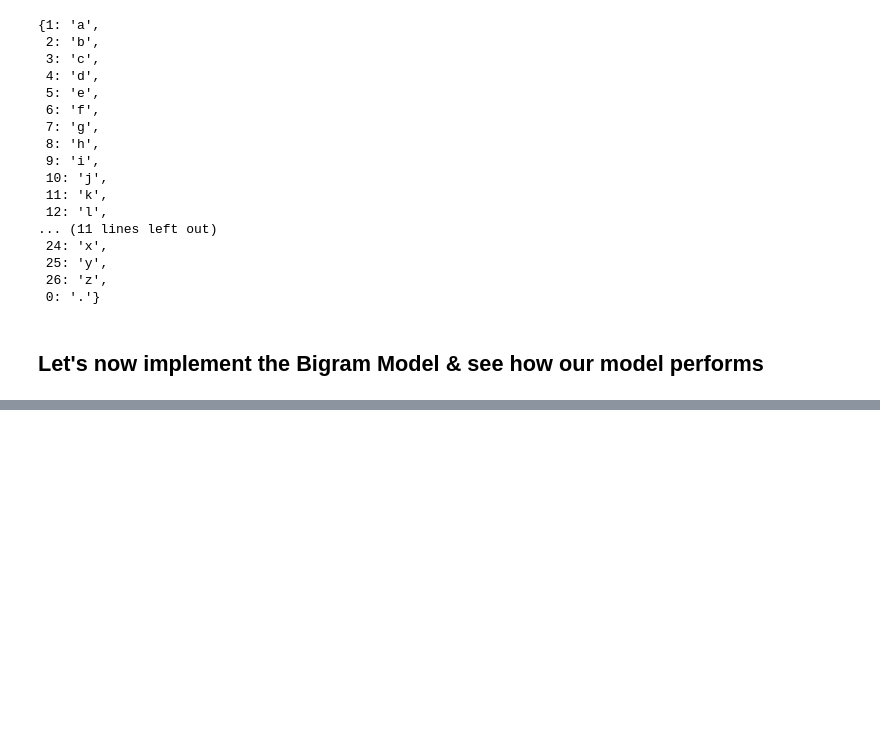
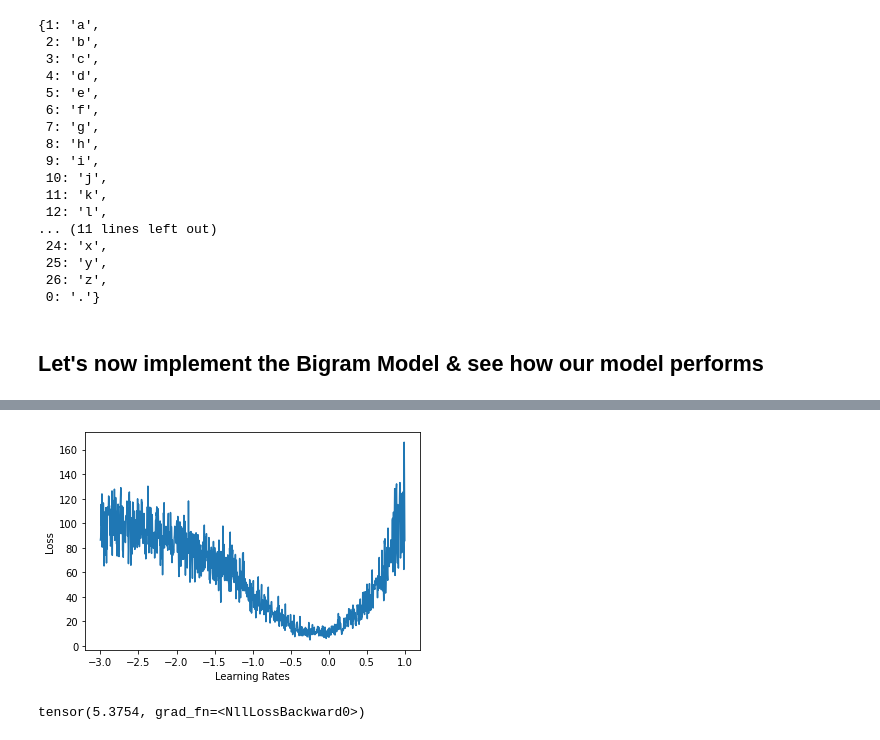
Before and after one commit to anwang427/zero-to-hero-code-implementations, a Jupyter notebook: lecture 2/exercise_two.ipynb, the cells around one changed output, grey strips where cells are left out. Saved outputs shown, nothing was run; the diff lists cells and outputs as text; code cells hidden in the pictures; blank space fills up the shorter version.

Commit message:
Dynamic learning rate adjustments

```diff
--- a/lecture 2/exercise_two.ipynb
+++ b/lecture 2/exercise_two.ipynb
@@ -155,0 +58,22 @@ Accuracy: 0.2273
+# %%
+## SET UP MODEL PARAMETERS
+
+import torch.nn.functional as F
+
+# set up the model drivers
+g = torch.Generator().manual_seed(2147483647)
+emb_lookup = torch.randn((27, 2), generator=g) # also written as 'C'
+W1 = torch.randn((2, 100), generator=g)
+b1 = torch.randn(100, generator=g)
+W2 = torch.randn((100, 27), generator=g) # ending back up with 27 possible outputs / chars
+b2 = torch.randn(27, generator=g)
+
+# put all of the parameters in one array for neatness -- you can sum all these to get total param count
+parameters = [emb_lookup, W1, b1, W2, b2]
+for p in parameters:
+    p.requires_grad = True
+# %%
+# Use this to try out different learning rates
+lre = torch.linspace(-3, 1, 1000) # creates a tensor of 1000 linearly spaced points between 10^-3 and 10^1. Represents learning rate in exponents in log scale (base 10)
+lrs = 10**lre # transforms into decimal form (ie instead of 10^-3, you have 0.01)
+lrs
@@ -155,0 +163,43 @@ Accuracy: 0.2273
+# %%
+# PLOT LEARNING RATES TO LOSS RELATIONSHIP
+# we can see that the lowest loss is quite close to 10^-0.25, or 0.56
+
+import matplotlib.pyplot as plt
+
+plt.plot(learning_rates, loss_values)
+plt.xlabel("Learning Rates (exp)")
+plt.ylabel("Loss")
+plt.show()
+# %% [output]
+[figure, added]
+# %%
+# CHECK LOSS ON DEV_SET FORWARD PASS
+
+# Convert the dev_set to tensors
+dev_xs, dev_ys = [], []
+
+for w in dev_set:
+    with_breaks = ['.'] + list(w) + ['.']
+    for ch1, ch2 in zip(with_breaks, with_breaks[1:]):
+        index_one = stoi[ch1]
+        index_two = stoi[ch2]
+
+        dev_xs.append(index_one) # this is the training set for the neural network
+        dev_ys.append(index_two)
+
+dev_xs = torch.tensor(dev_xs) # convert to tensor
+dev_ys = torch.tensor(dev_ys)
+
+# Do a forward pass (without updates)
+dev_xs_embeddings = emb_lookup[dev_xs]
+hidden_layer = torch.tanh(dev_xs_embeddings.view(-1, 2) @ W1 + b1)
+logits = hidden_layer @ W2 + b2 # matrix multiplication, give us the log counts
+loss = F.cross_entropy(logits, dev_ys)
+loss
+
+# After I run this, I can go back to the model training portion and run it again, potentially with a lower learning rate
+# That way I keep tuning the model and checking if training is still making a dent on the loss
+# Loss went up by ~1 after running my third training run; I may be overfitting
+# Ideally in this case I would have implemented a checkpoint to load, but that will be in a future round
+# %% [output]
+tensor(5.3754, grad_fn=<NllLossBackward0>)
```
Also changed, not shown: parts of 8 cells of this notebook, 2 other files.
